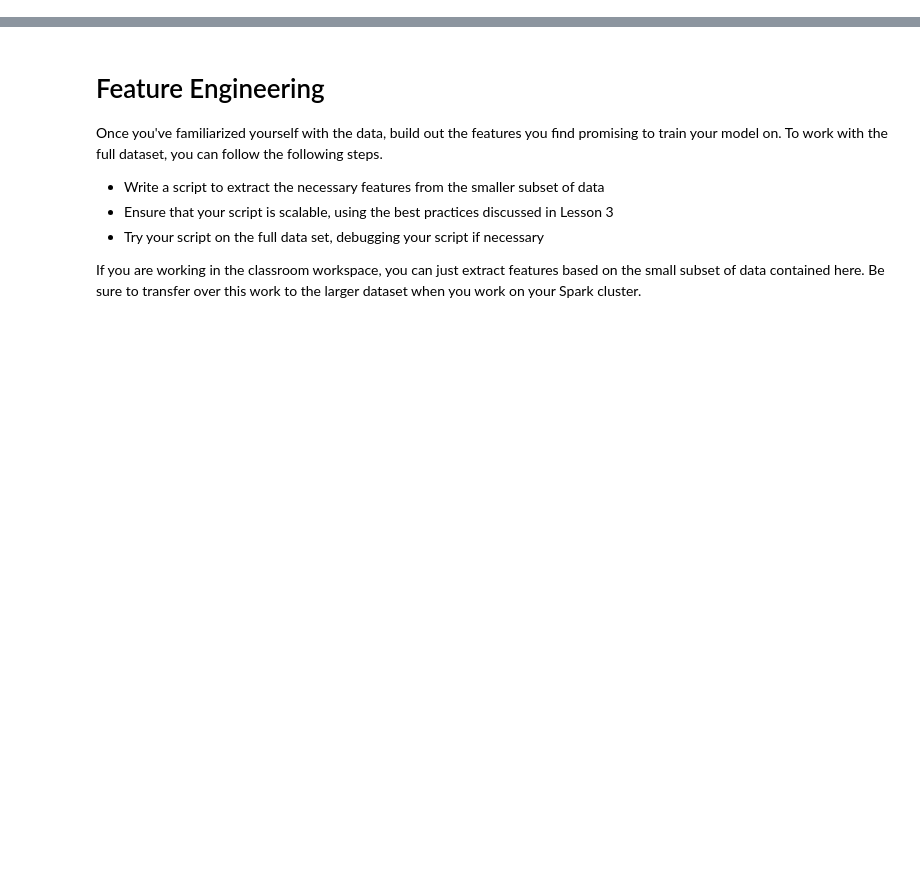
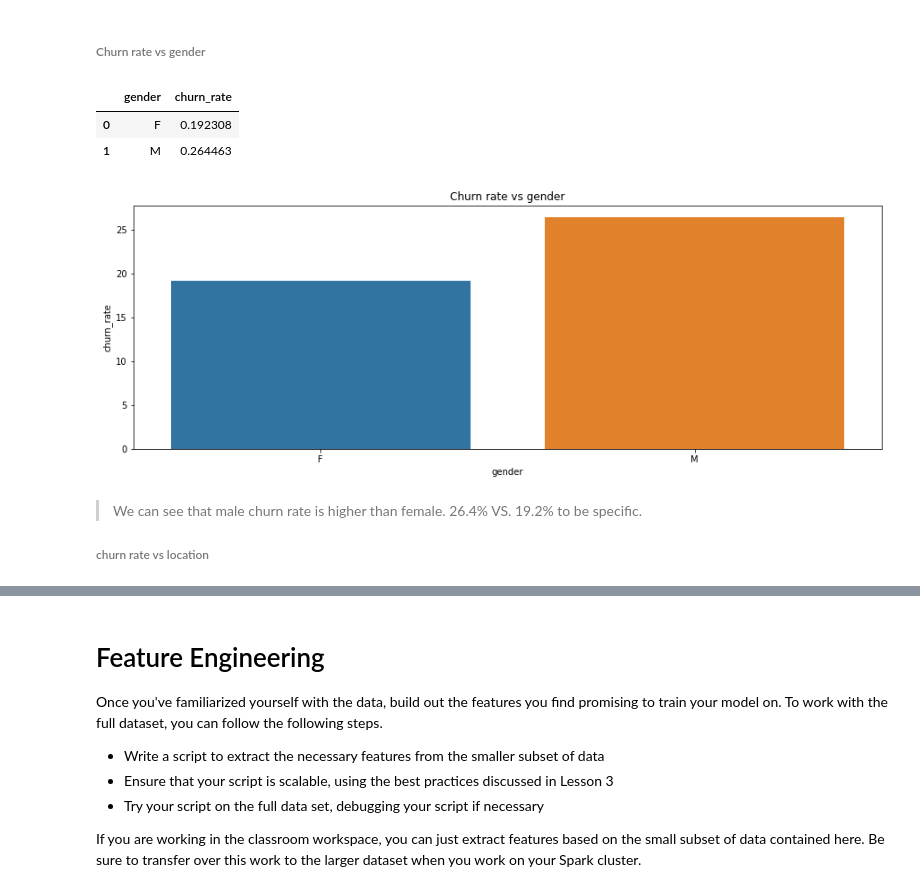
Before and after one commit to victorlifan/Sparkify--Pyspark-Big-Data-Project, a Jupyter notebook: Sparkify.ipynb, the cells around one changed output, grey strips where cells are left out. Saved outputs shown, nothing was run; the diff lists cells and outputs as text; code cells hidden in the pictures; blank space fills up the shorter version.

```diff
--- a/Sparkify.ipynb
+++ b/Sparkify.ipynb
@@ -22,0 +28,19 @@ Once you've defined churn, perform some exploratory data analysis to observe the
+# %%
+# import libraries
+# refer 'https://changhsinlee.com/install-pyspark-windows-jupyter/#comment-4302741820'
+import findspark
+findspark.init()
+
+from datetime import *
+import numpy as np
+import zipfile
+import pandas as pd
+import seaborn as sns
+import matplotlib.pyplot as plt
+from pyspark.ml.feature import *
+from pyspark.sql.functions import *
+from pyspark.sql.types import *
+from pyspark.sql import SparkSession
+from pyspark import SparkContext
+
+plt.rcParams['figure.figsize']=(15,5)
@@ -22,0 +51,10 @@ Once you've defined churn, perform some exploratory data analysis to observe the
+# %%
+# create a Spark session
+spark = SparkSession \
+    .builder \
+    .appName("Sparkify") \
+    .getOrCreate()
+# Read in full sparkify dataset
+event_data = "mini_sparkify_event_data.json"
+df = spark.read.json(event_data)
+df.head()
@@ -22,0 +370,26 @@ Once you've defined churn, perform some exploratory data analysis to observe the
+# %% [markdown]
+###### Churn rate vs gender
+# %%
+df.createOrReplaceTempView("churnsex")
+churnsex=spark.sql('''
+select gender, avg(Churn) churn_rate
+from (
+select distinct userId,gender,Churn
+from churnsex) temp
+group by 1
+''').toPandas()
+# %%
+churnsex
+# %% [output]
+|  | gender | churn_rate |
+| 0 | F | 0.192308 |
+| 1 | M | 0.264463 |
+# %%
+sns.barplot(churnsex['gender'],100*churnsex['churn_rate'])
+plt.title('Churn rate vs gender');
+# %% [output]
+[figure, added]
+# %% [markdown]
+> We can see that male churn rate is higher than female. 26.4% VS. 19.2% to be specific.
+
+###### churn rate vs location
```
Also changed, not shown: parts of 93 cells of this notebook.
